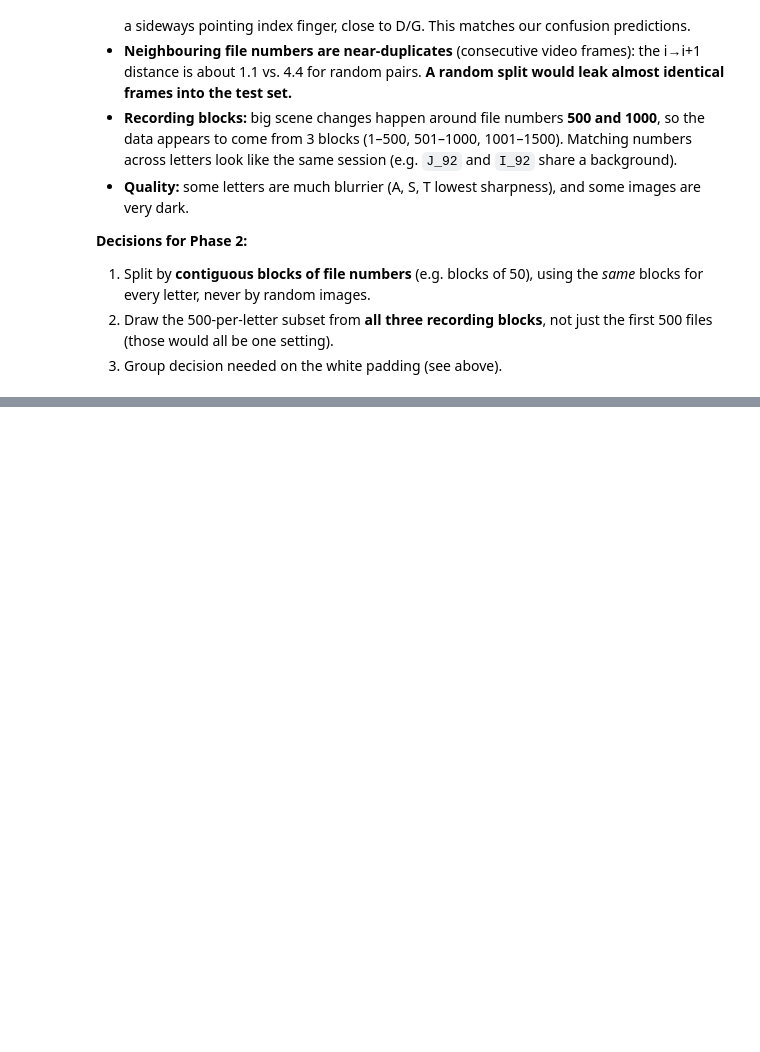
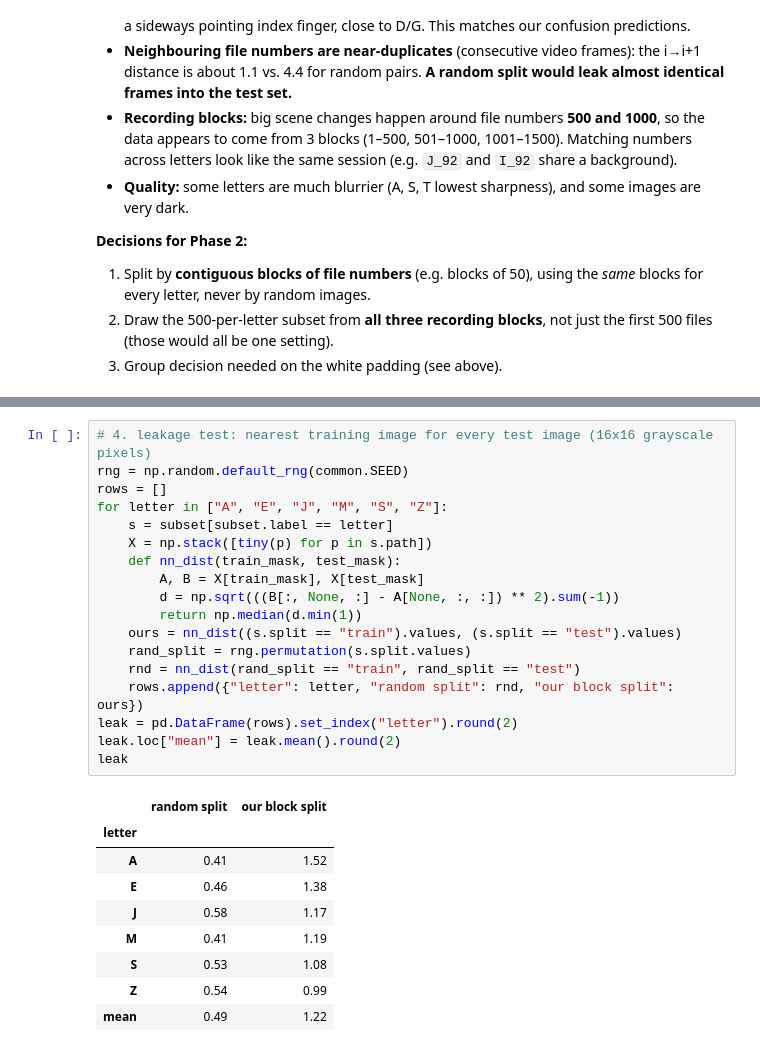
Before and after one commit to aylat7/image-processing-group18, a Jupyter notebook: notebooks/1_prepare_data.ipynb, the cells around one changed output, grey strips where cells are left out. Saved outputs shown, nothing was run; the diff lists cells and outputs as text; blank space fills up the shorter version.

```diff
--- a/notebooks/1_prepare_data.ipynb
+++ b/notebooks/1_prepare_data.ipynb
@@ -218,0 +302,28 @@ CNN tensor shape: (3, 224, 224)
+# %%
+# 4. leakage test: nearest training image for every test image (16x16 grayscale pixels)
+rng = np.random.default_rng(common.SEED)
+rows = []
+for letter in ["A", "E", "J", "M", "S", "Z"]:
+    s = subset[subset.label == letter]
+    X = np.stack([tiny(p) for p in s.path])
+    def nn_dist(train_mask, test_mask):
+        A, B = X[train_mask], X[test_mask]
+        d = np.sqrt(((B[:, None, :] - A[None, :, :]) ** 2).sum(-1))
+        return np.median(d.min(1))
+    ours = nn_dist((s.split == "train").values, (s.split == "test").values)
+    rand_split = rng.permutation(s.split.values)
+    rnd = nn_dist(rand_split == "train", rand_split == "test")
+    rows.append({"letter": letter, "random split": rnd, "our block split": ours})
+leak = pd.DataFrame(rows).set_index("letter").round(2)
+leak.loc["mean"] = leak.mean().round(2)
+leak
+# %% [output]
+|  | random split | our block split |
+| letter |  |  |
+| A | 0.41 | 1.52 |
+| E | 0.46 | 1.38 |
+| J | 0.58 | 1.17 |
+| M | 0.41 | 1.19 |
+| S | 0.53 | 1.08 |
+| Z | 0.54 | 0.99 |
+| mean | 0.49 | 1.22 |
```
Also changed, not shown: parts of 9 cells of this notebook, 6 other files.
